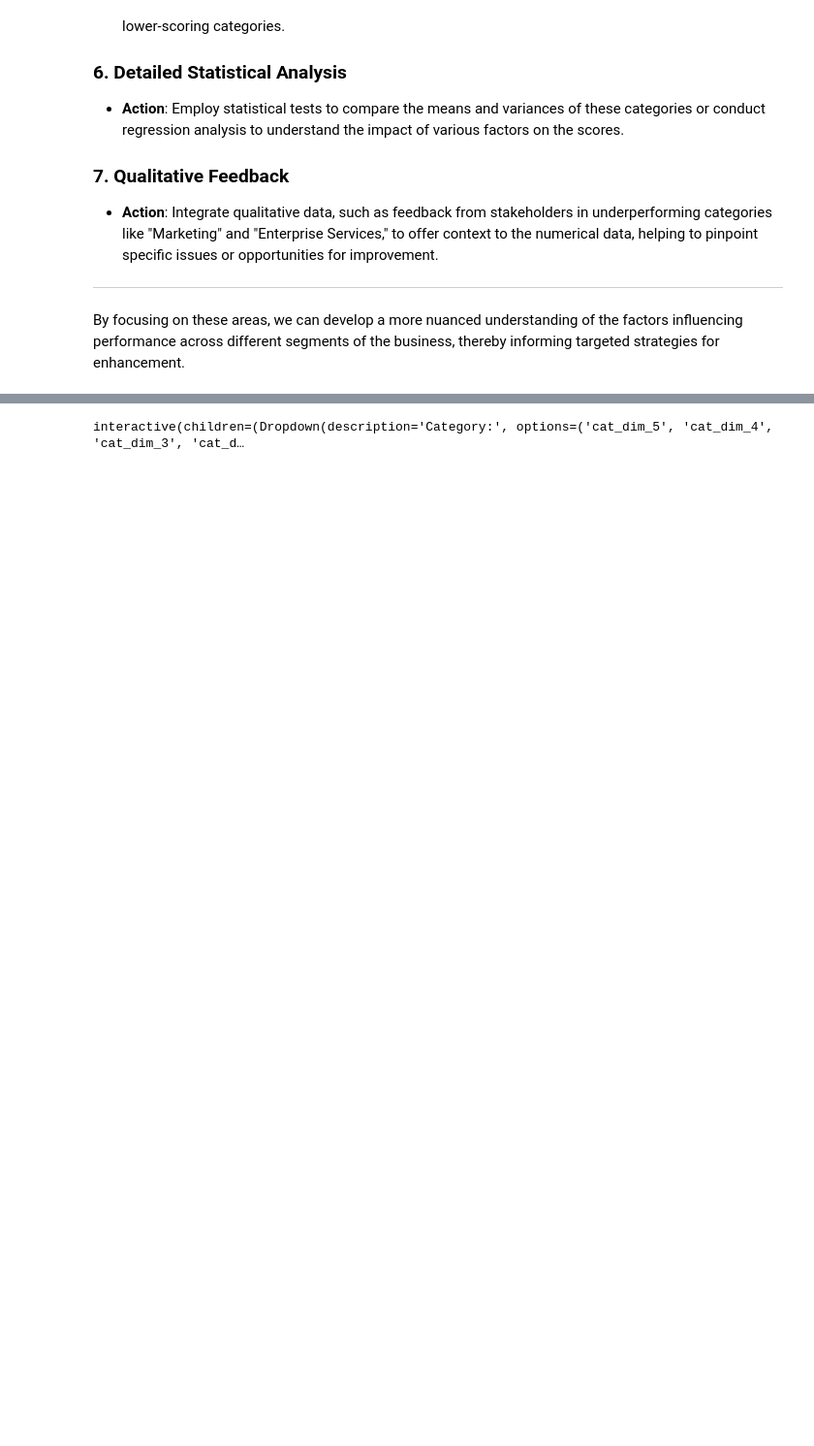
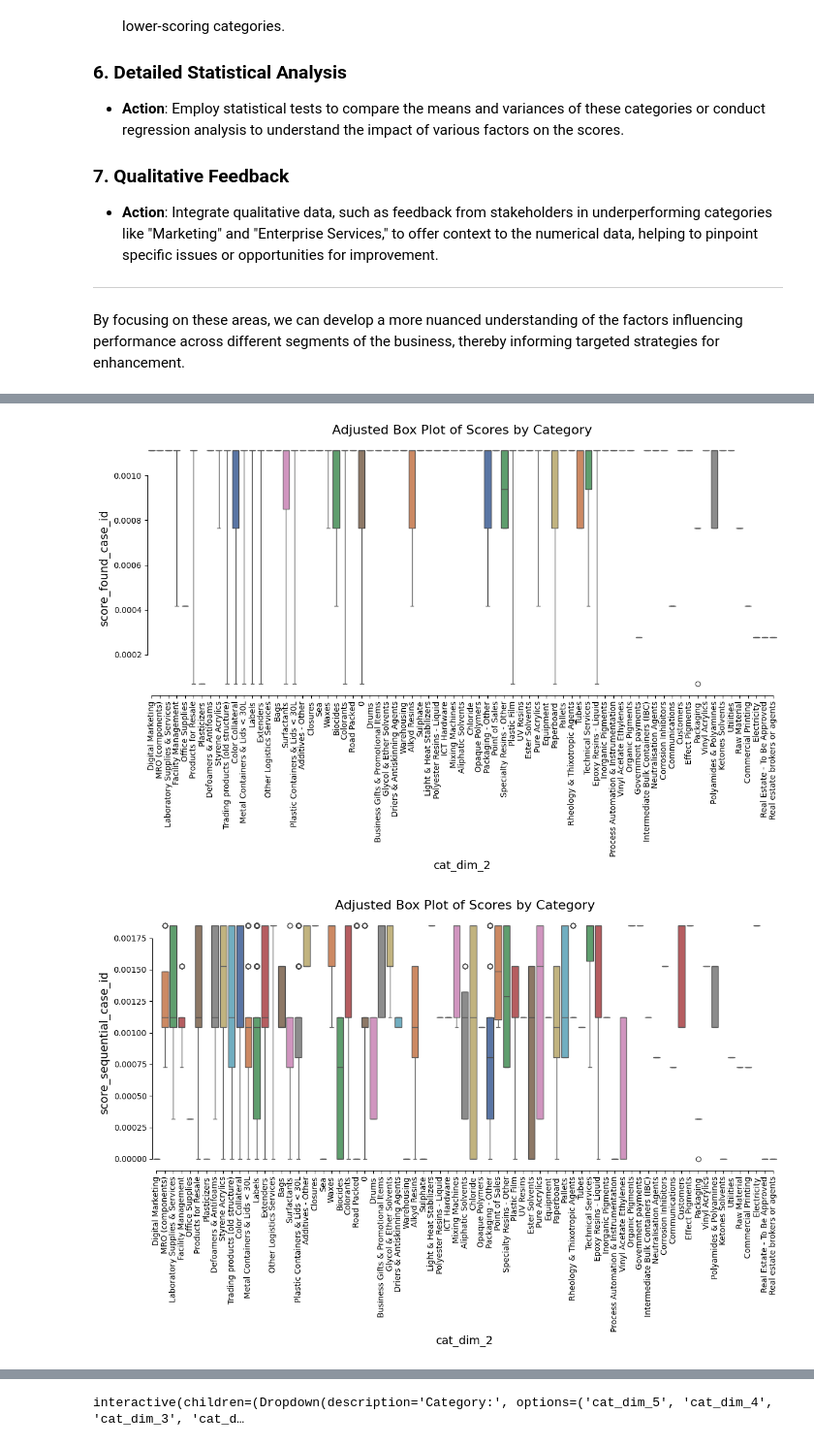
Before and after one commit to feelfine1977/WISE, a Jupyter notebook: src/data_analysis.ipynb, the cells around one changed output, grey strips where cells are left out. Shown at 97% size. Drawn from its saved outputs; the diff is of its cells as text; code cells hidden in the pictures; blank space fills up the shorter version.

```diff
--- a/src/data_analysis.ipynb
+++ b/src/data_analysis.ipynb
@@ -232,0 +115,7 @@ By focusing on these areas, we can develop a more nuanced understanding of the f
+# %%
+score_columns = [c for c in data.columns if 'score' in c]
+for column in score_columns:
+   analyze_performance(visualize=True, category='cat_dim_2', score=column, method='adjusted')
+# %% [output]
+[figure, added]
+[figure, added]
```
Also changed, not shown: parts of 23 cells of this notebook, 12 other files.
